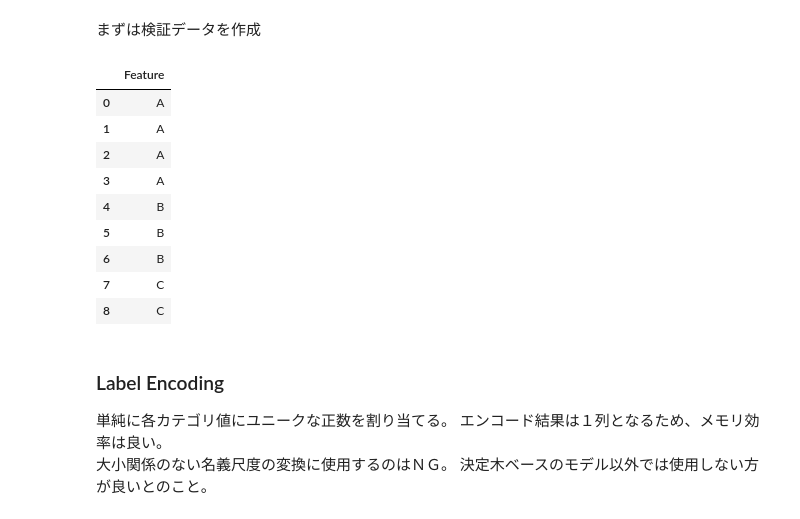
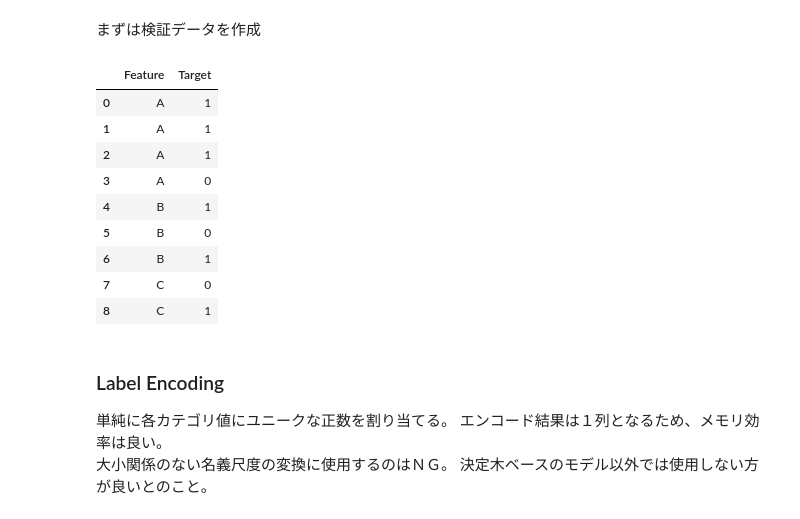
Before and after one commit to pea-sys/Til, a Jupyter notebook: CategoricalVariablesEncoding.ipynb, the cells around one changed output. Drawn from its saved outputs; the diff is of its cells as text; code cells hidden in the pictures.

```diff
--- a/CategoricalVariablesEncoding.ipynb
+++ b/CategoricalVariablesEncoding.ipynb
@@ -14,19 +14,20 @@ Kaggleに取り組むにあたり学んだあれこれをアウトプットし
 # %%
 import pandas as pd
 # %%
-df = pd.DataFrame(["A","A","A","A","B","B","B","C","C"],columns=['Feature'],dtype='category')
+#df = pd.DataFrame(["A","A","A","A","B","B","B","C","C"],dtype='category')
+df = pd.DataFrame({'Feature':["A","A","A","A","B","B","B","C","C"],'Target':[1,1,1,0,1,0,1,0,1]})
 df
 # %% [output]
-|  | Feature |
-| 0 | A |
-| 1 | A |
-| 2 | A |
-| 3 | A |
-| 4 | B |
-| 5 | B |
-| 6 | B |
-| 7 | C |
-| 8 | C |
+|  | Feature | Target |
+| 0 | A | 1 |
+| 1 | A | 1 |
+| 2 | A | 1 |
+| 3 | A | 0 |
+| 4 | B | 1 |
+| 5 | B | 0 |
+| 6 | B | 1 |
+| 7 | C | 0 |
+| 8 | C | 1 |
 # %% [markdown]
 ### Label Encoding
 単純に各カテゴリ値にユニークな正数を割り当てる。
```
Also changed, not shown: parts of 12 cells of this notebook.
